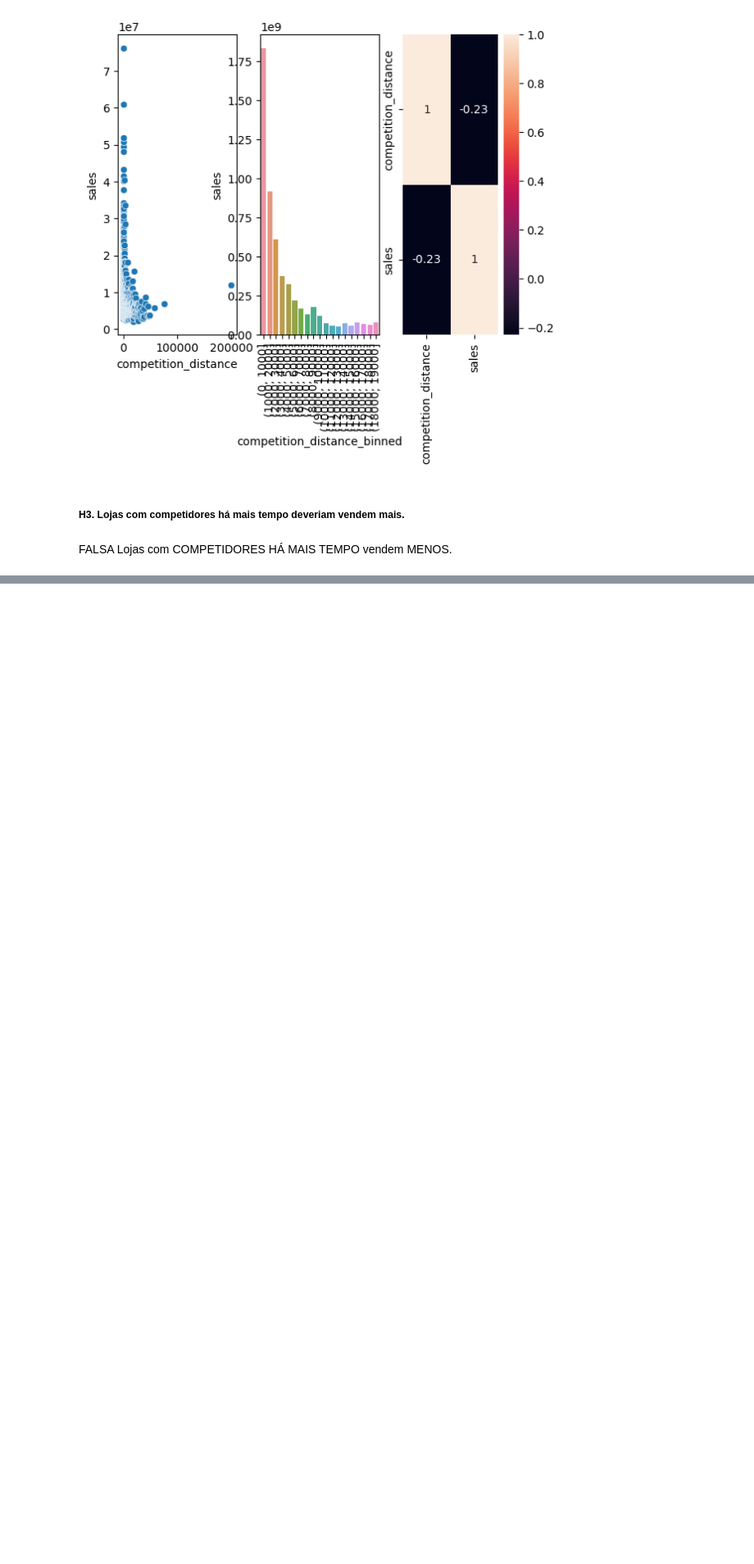
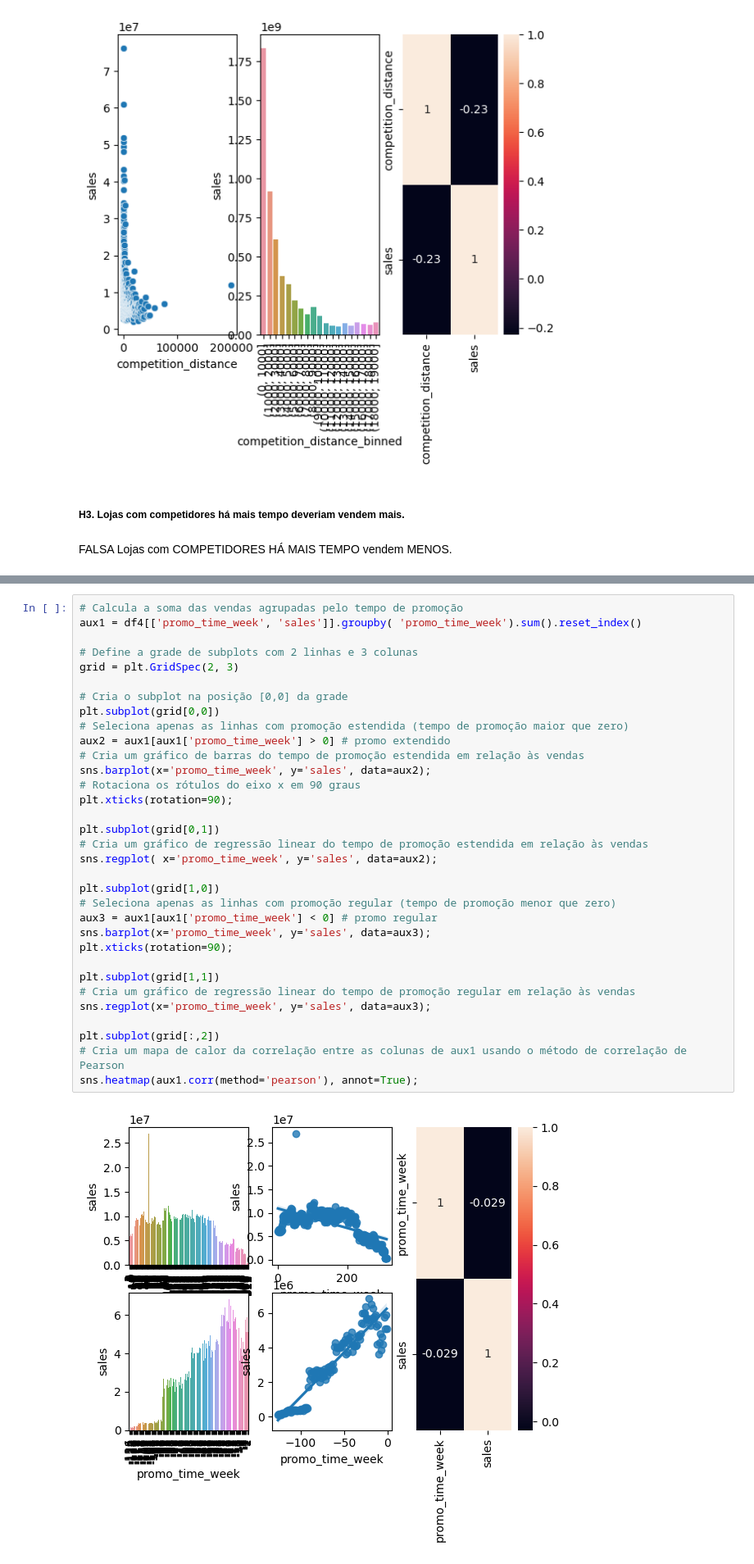
Before and after one commit to raquelEllem/rossmann_store_sales, a Jupyter notebook: rossmann_store_sales/ciclo04_store_sales_prediction.ipynb, the cells around one changed output, grey strips where cells are left out. Shown: that part at 82% size. Saved outputs shown, nothing was run; the diff lists cells and outputs as text; blank space fills up the shorter version.

```diff
--- a/rossmann_store_sales/ciclo04_store_sales_prediction.ipynb
+++ b/rossmann_store_sales/ciclo04_store_sales_prediction.ipynb
@@ -570,0 +575,35 @@ x = sns.heatmap(aux1.corr( method='pearson'), annot=True);
+# %%
+# Calcula a soma das vendas agrupadas pelo tempo de promoção
+aux1 = df4[['promo_time_week', 'sales']].groupby( 'promo_time_week').sum().reset_index()
+
+# Define a grade de subplots com 2 linhas e 3 colunas
+grid = plt.GridSpec(2, 3)
+
+# Cria o subplot na posição [0,0] da grade
+plt.subplot(grid[0,0])
+# Seleciona apenas as linhas com promoção estendida (tempo de promoção maior que zero)
+aux2 = aux1[aux1['promo_time_week'] > 0] # promo extendido
+# Cria um gráfico de barras do tempo de promoção estendida em relação às vendas
+sns.barplot(x='promo_time_week', y='sales', data=aux2);
+# Rotaciona os rótulos do eixo x em 90 graus
+plt.xticks(rotation=90);
+
+plt.subplot(grid[0,1])
+# Cria um gráfico de regressão linear do tempo de promoção estendida em relação às vendas
+sns.regplot( x='promo_time_week', y='sales', data=aux2);
+
+plt.subplot(grid[1,0])
+# Seleciona apenas as linhas com promoção regular (tempo de promoção menor que zero)
+aux3 = aux1[aux1['promo_time_week'] < 0] # promo regular
+sns.barplot(x='promo_time_week', y='sales', data=aux3);
+plt.xticks(rotation=90);
+
+plt.subplot(grid[1,1])
+# Cria um gráfico de regressão linear do tempo de promoção regular em relação às vendas
+sns.regplot(x='promo_time_week', y='sales', data=aux3);
+
+plt.subplot(grid[:,2])
+# Cria um mapa de calor da correlação entre as colunas de aux1 usando o método de correlação de Pearson
+sns.heatmap(aux1.corr(method='pearson'), annot=True);
+# %% [output]
+[figure, added]
```
Also changed, not shown: parts of 6 cells of this notebook.
